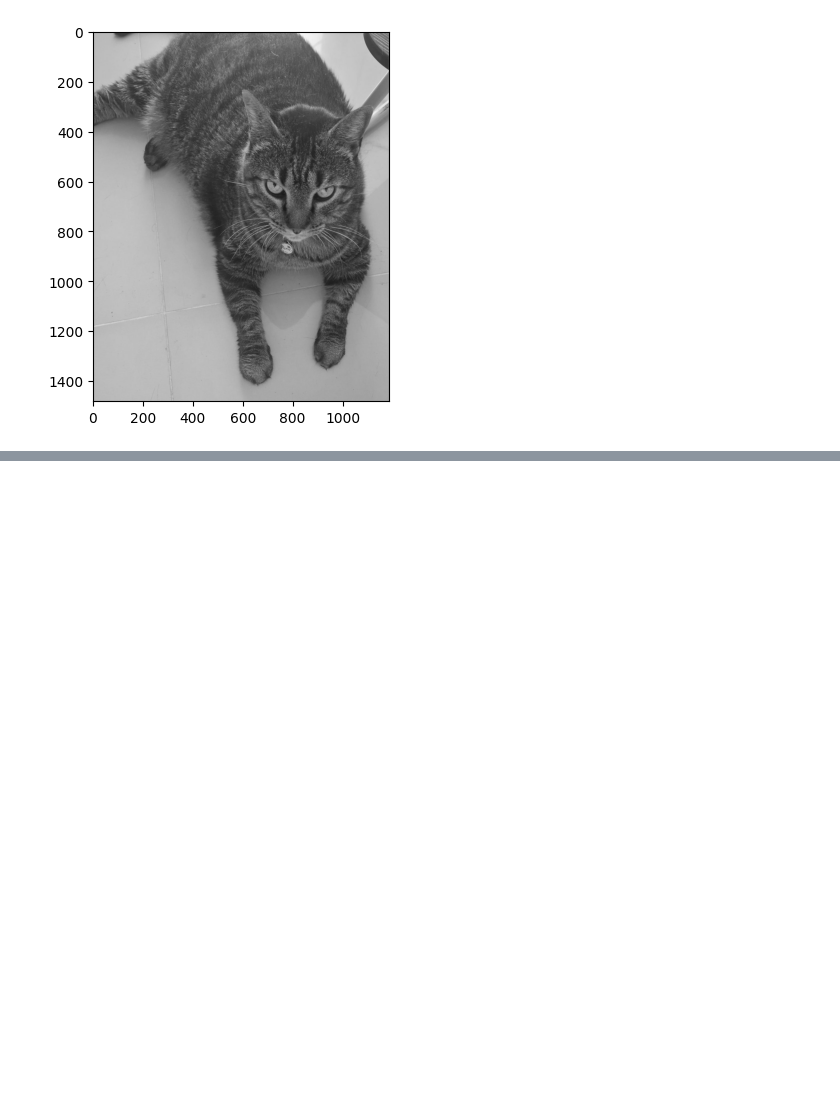
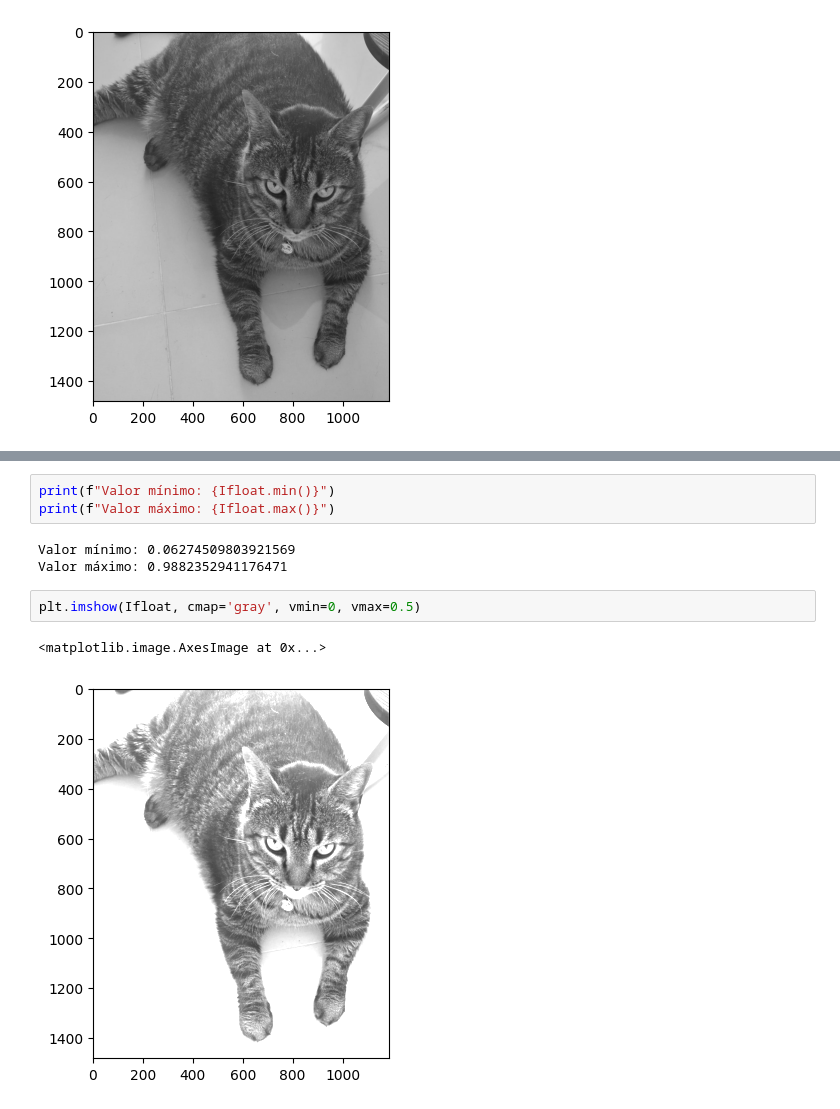
Before and after one commit to vc-2025-ii/20250915_imgproc, a Jupyter notebook: notebook.ipynb, the cells around one changed output, grey strips where cells are left out. Saved outputs shown, nothing was run; the diff lists cells and outputs as text; blank space fills up the shorter version.

```diff
--- a/notebook.ipynb
+++ b/notebook.ipynb
@@ -127,0 +164,11 @@ plt.imshow(Itot)
+# %%
+print(f"Valor mínimo: {Ifloat.min()}")
+print(f"Valor máximo: {Ifloat.max()}")
+# %% [output]
+Valor mínimo: 0.06274509803921569
+Valor máximo: 0.9882352941176471
+# %%
+plt.imshow(Ifloat, cmap='gray', vmin=0, vmax=0.5)
+# %% [output]
+<matplotlib.image.AxesImage at 0x...>
+[figure, added]
```
Also changed, not shown: parts of 20 cells of this notebook.
